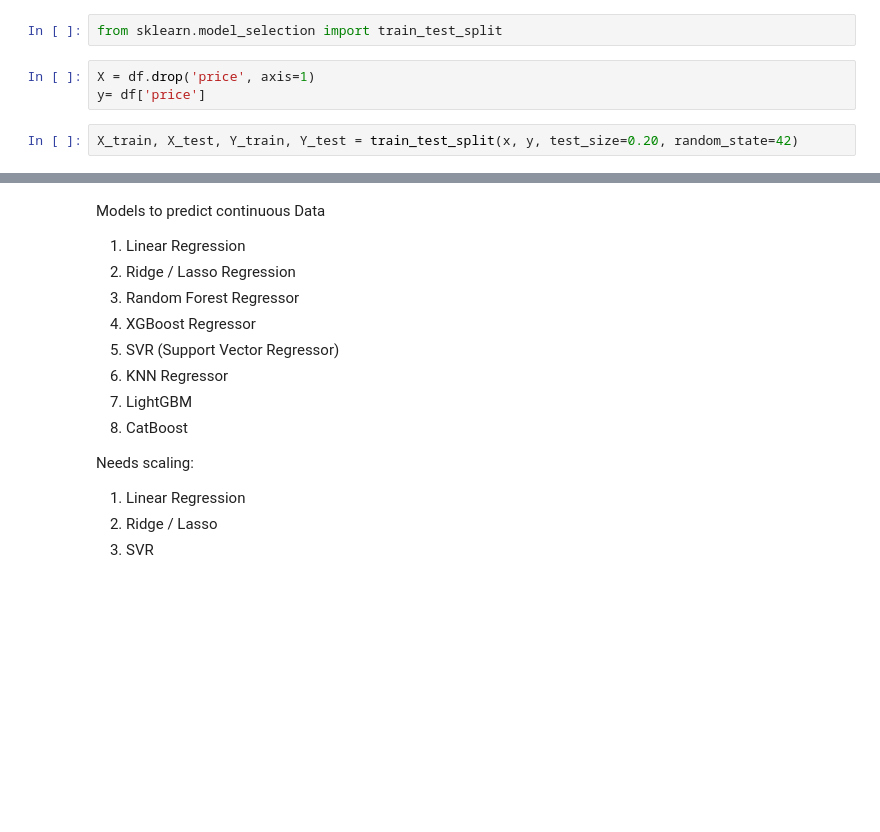
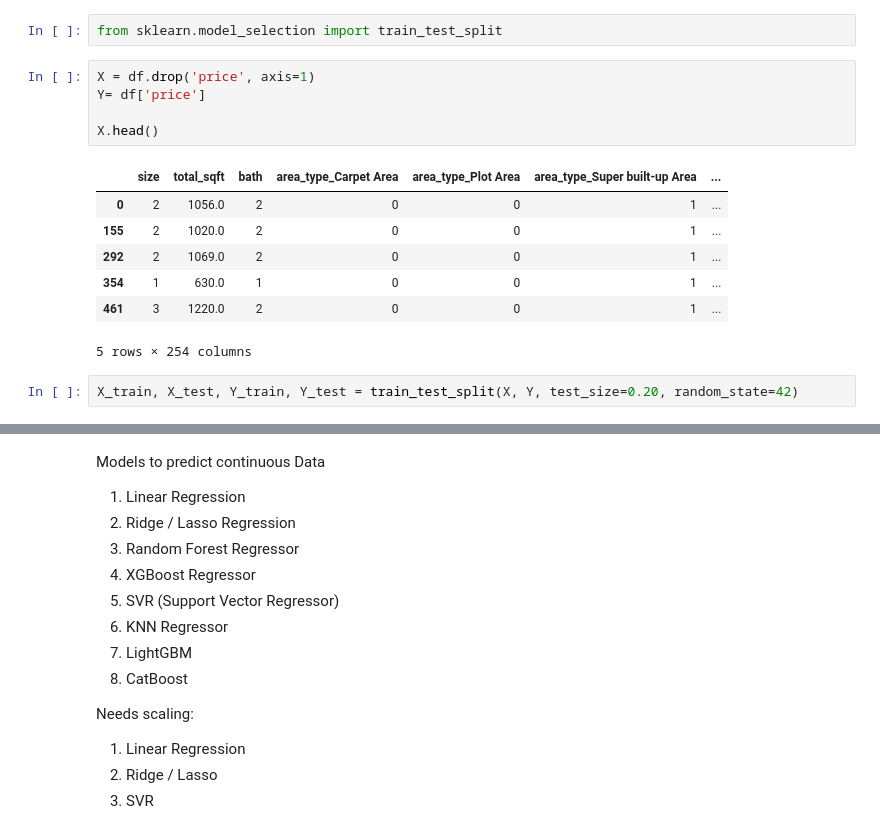
Before and after one commit to Rounak-T/House-Price-Prediction-System, a Jupyter notebook: bangalore_house_price.ipynb, the cells around one changed output, grey strips where cells are left out. Drawn from its saved outputs; the diff is of its cells as text; blank space fills up the shorter version.

```diff
--- a/bangalore_house_price.ipynb
+++ b/bangalore_house_price.ipynb
@@ -689,7 +689,17 @@ df.head()
 from sklearn.model_selection import train_test_split
 # %%
 X = df.drop('price', axis=1)
-y= df['price']
+Y= df['price']
+
+X.head()
+# %% [output]
+|  | size | total_sqft | bath | area_type_Carpet Area | area_type_Plot Area | area_type_Super built-up Area | ... |
+| 0 | 2 | 1056.0 | 2 | 0 | 0 | 1 | ... |
+| 155 | 2 | 1020.0 | 2 | 0 | 0 | 1 | ... |
+| 292 | 2 | 1069.0 | 2 | 0 | 0 | 1 | ... |
+| 354 | 1 | 630.0 | 1 | 0 | 0 | 1 | ... |
+| 461 | 3 | 1220.0 | 2 | 0 | 0 | 1 | ... |
+5 rows × 254 columns
 # %%
-X_train, X_test, Y_train, Y_test = train_test_split(x, y, test_size=0.20, random_state=42)
+X_train, X_test, Y_train, Y_test = train_test_split(X, Y, test_size=0.20, random_state=42)
 # %%
```
Also changed, not shown: parts of 35 cells of this notebook.
